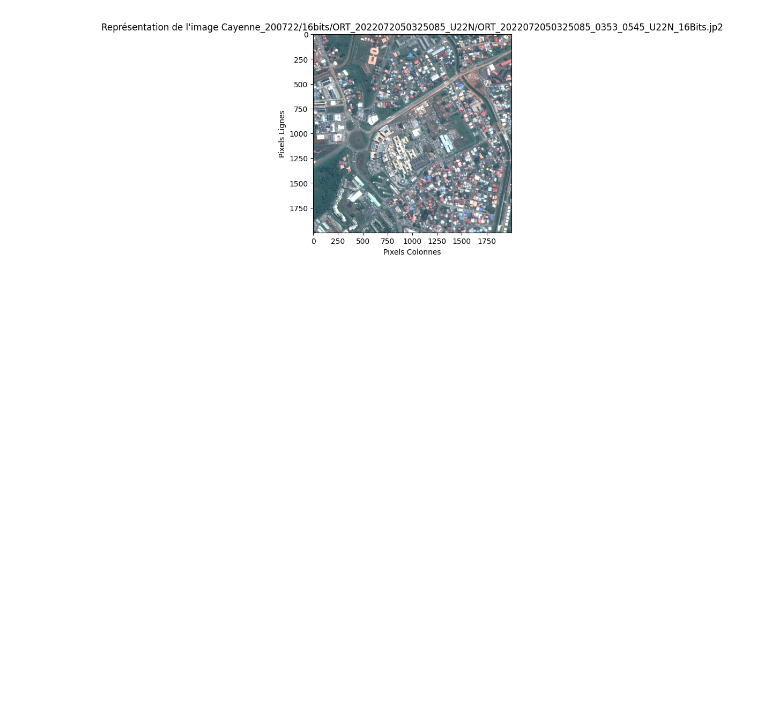
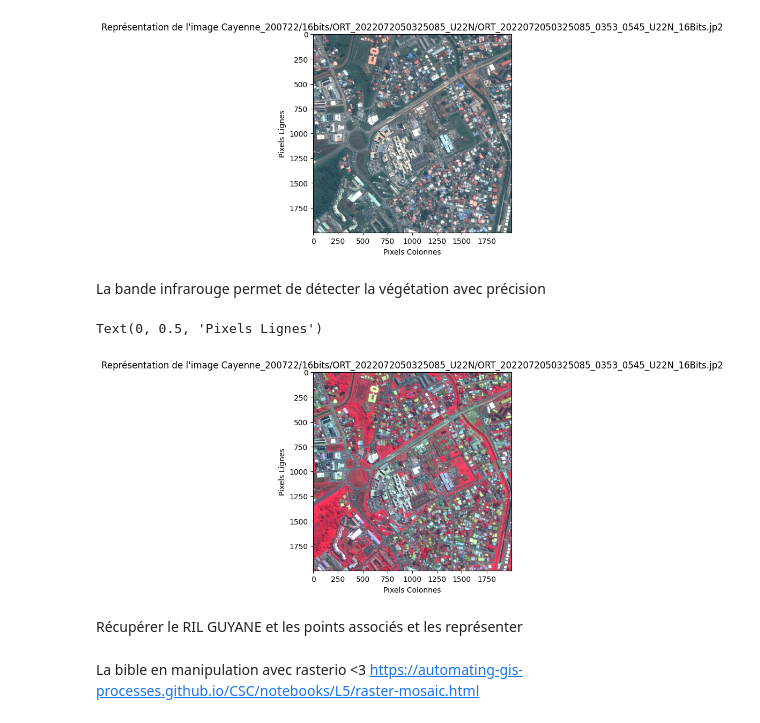
Before and after one commit to clement2323/donnees_satellites, a Jupyter notebook: exploration_donnees_pleiades.ipynb, the cells around one changed output. Saved outputs shown, nothing was run; the diff lists cells and outputs as text; code cells hidden in the pictures; blank space fills up the shorter version.

Commit message:
prise en main de rasterio

```diff
--- a/exploration_donnees_pleiades.ipynb
+++ b/exploration_donnees_pleiades.ipynb
@@ -150,31 +127,33 @@ liste
 # %%
 
 ## caractéristique d'une image
-filepath = list_path_image[200]
-with rasterio.open(filepath) as src:
-    print(src.profile)
+filepath = list_path_image[200]  # 200 bon exemple
+with rasterio.open(filepath) as raster:
+    print(raster.profile)
 # %% [output]
 {'driver': 'JP2OpenJPEG', 'dtype': 'uint16', 'nodata': None, 'width': 2000, 'height': 2000, 'count': 4, 'crs': CRS.from_epsg(2972), 'transform': Affine(0.5, 0.0, 353000.0,
        0.0, -0.5, 545000.0), 'blockxsize': 1024, 'blockysize': 1024, 'tiled': True, 'interleave': 'pixel'}
 # %%
 # The grid of raster values can be accessed as a numpy array and plotted:
-with rasterio.open(filepath) as src:
-   oviews = src.overviews(1) # list of overviews from biggest to smallest
-   print(oviews)
-   oview = 1 # let's look at the smallest thumbnail
+with rasterio.open(filepath) as raster:
+    oviews = raster.overviews(1) # list of overviews from biggest to smallest
+    print(oviews)
+    oview = 1 # let's look at the smallest thumbnail
 
-   # NOTE this is using a 'decimated read' (http://rasterio.readthedocs.io/en/latest/topics/resampling.html)
-   B1 = src.read(1, out_shape=(1, int(src.height // oview), int(src.width // oview)))
-   B2 = src.read(2, out_shape=(1, int(src.height // oview), int(src.width // oview)))
-   B3 = src.read(3, out_shape=(1, int(src.height // oview), int(src.width // oview)))
+    # NOTE this is using a 'decimated read' (http://rasterio.readthedocs.io/en/latest/topics/resampling.html)
+    B1 = raster.read(1, out_shape=(1, int(raster.height // oview), int(raster.width // oview)))
+    B2 = raster.read(2, out_shape=(1, int(raster.height // oview), int(raster.width // oview)))
+    B3 = raster.read(3, out_shape=(1, int(raster.height // oview), int(raster.width // oview)))
+    B4 = raster.read(4, out_shape=(1, int(raster.height // oview), int(raster.width // oview)))
 
-   B1a = rp.adjust_band(np.clip(B1,0,np.quantile(B1,0.95))) # normalisation min-max simple nécessite un clip d'abord étant donné les valeurs extremes
-   B2a = rp.adjust_band(np.clip(B2,0,np.quantile(B2,0.95)))
-   B3a = rp.adjust_band(np.clip(B3,0,np.quantile(B3,0.95)))
+B1a = rp.adjust_band(np.clip(B1,0,np.quantile(B1,0.97))) # normalisation min-max simple nécessite un clip d'abord étant donné les valeurs extremes
+B2a = rp.adjust_band(np.clip(B2,0,np.quantile(B2,0.97)))
+B3a = rp.adjust_band(np.clip(B3,0,np.quantile(B3,0.97)))
+B4a = rp.adjust_band(np.clip(B4,0,np.quantile(B4,0.97)))
 
-   rgb = np.dstack((B1a,B2a,B3a))
+rgb = np.dstack((B1a,B2a,B3a))
+rgbvegetal = np.dstack((B4a,B1a,B2a))
 
-# Visualize RGB
 plt.imshow(rgb)
 plt.title("Représentation de l'image {}".format(filepath))
 plt.xlabel('Pixels Colonnes')
@@ -183,3 +162,18 @@ plt.ylabel('Pixels Lignes')
 [2, 4, 8, 16]
 Text(0, 0.5, 'Pixels Lignes')
 [figure]
+# %% [markdown]
+La bande infrarouge permet de détecter la végétation avec précision
+# %%
+plt.imshow(rgbvegetal)
+plt.title("Représentation de l'image {}".format(filepath))
+plt.xlabel('Pixels Colonnes')
+plt.ylabel('Pixels Lignes')
+# %% [output]
+Text(0, 0.5, 'Pixels Lignes')
+[figure, added]
+# %% [markdown]
+Récupérer le RIL GUYANE et les points associés et les représenter
+# %% [markdown]
+La bible en manipulation avec rasterio <3
+https://automating-gis-processes.github.io/CSC/notebooks/L5/raster-mosaic.html
```
Also changed, not shown: parts of 28 cells of this notebook.
